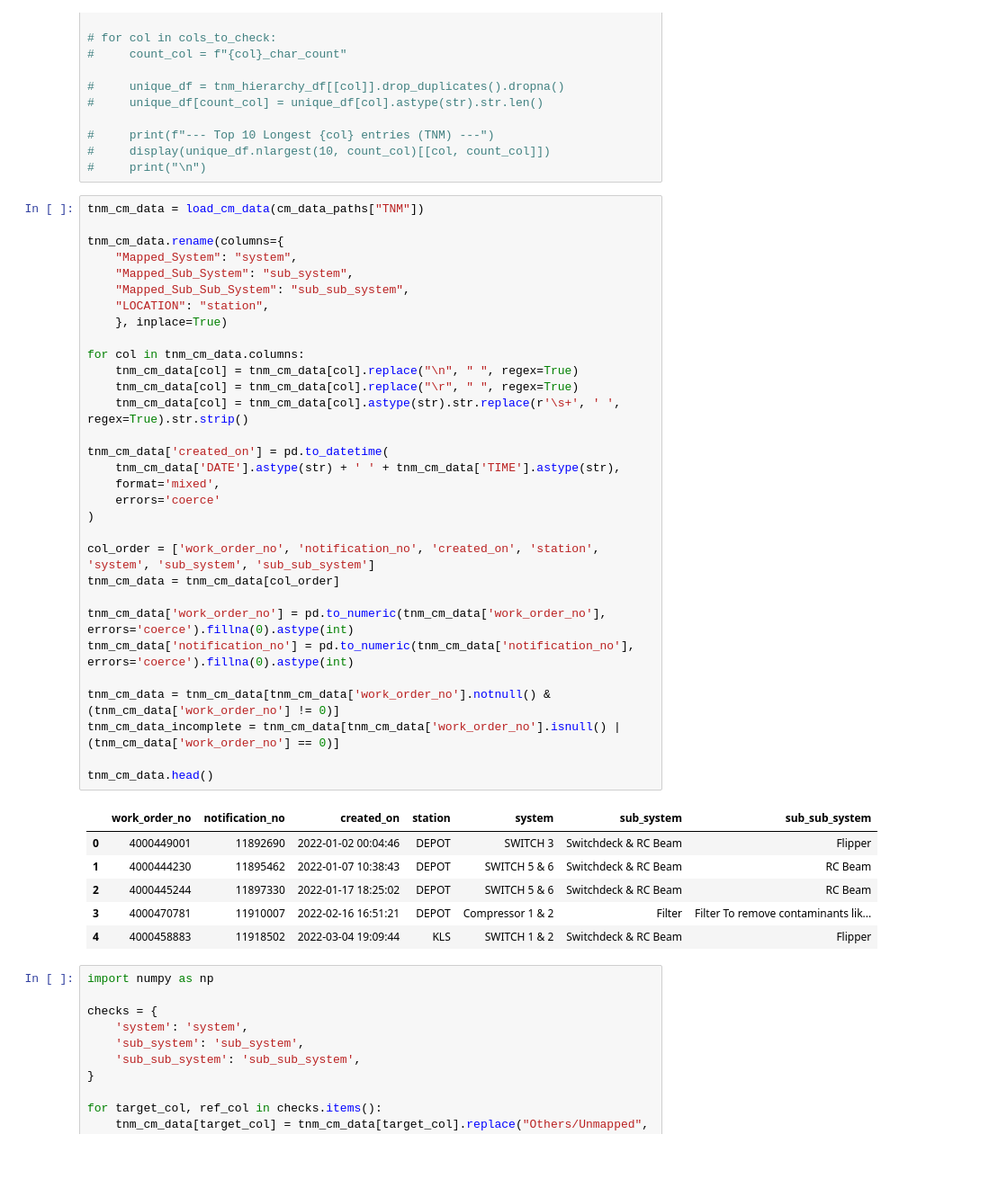
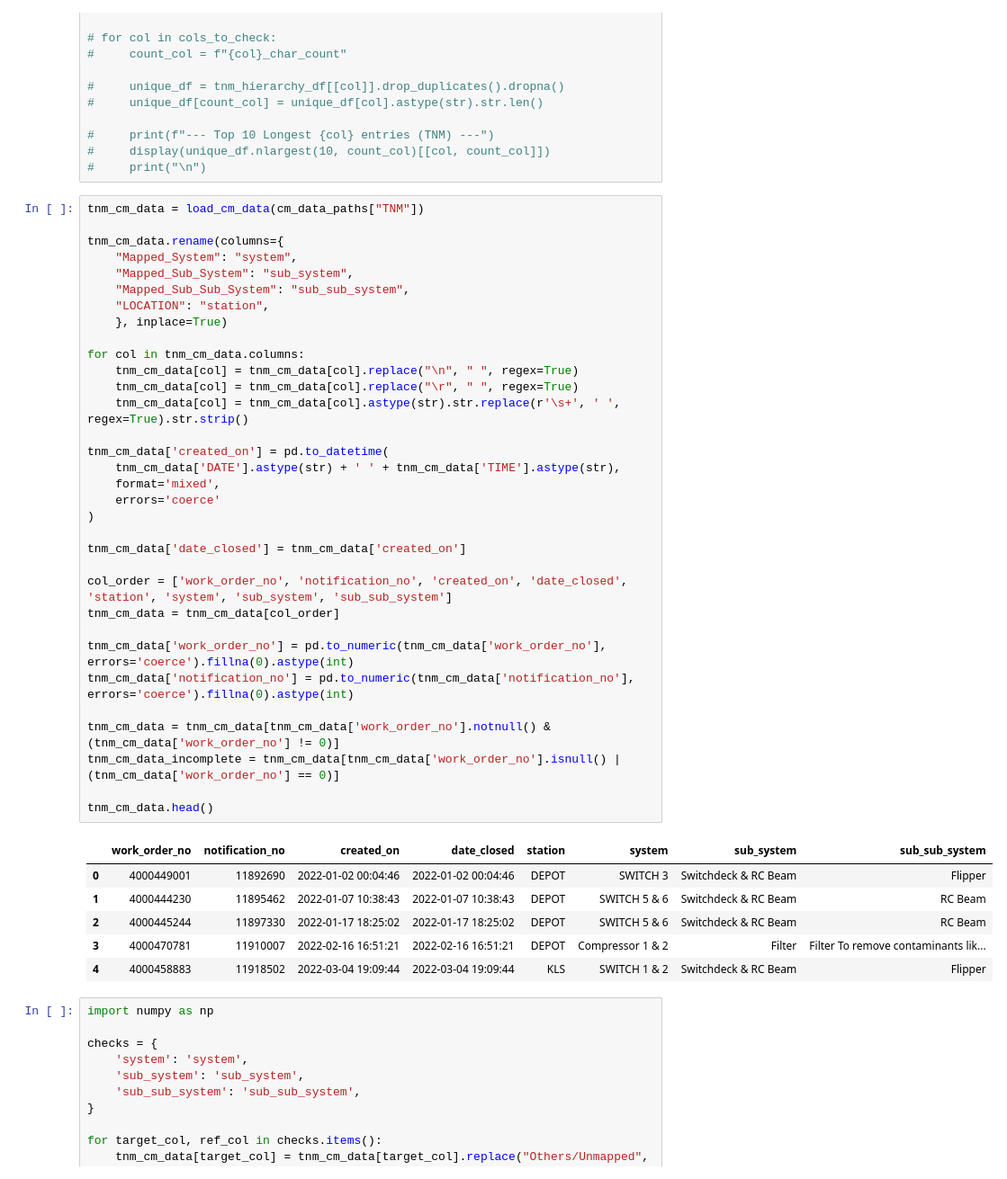
Before and after one commit to MuhdNurAkmal/python.notebook.extraction, a Jupyter notebook: sharepoint-migration/response_cm.ipynb, the cells around one changed output. Shown at 90% size. Drawn from its saved outputs; the diff is of its cells as text.

```diff
--- a/sharepoint-migration/response_cm.ipynb
+++ b/sharepoint-migration/response_cm.ipynb
@@ -433,40 +517,42 @@ cols_to_check = ['system', 'sub_system', 'sub_sub_system']
 tnm_cm_data = load_cm_data(cm_data_paths["TNM"])
 
 tnm_cm_data.rename(columns={
     "Mapped_System": "system",
     "Mapped_Sub_System": "sub_system",
     "Mapped_Sub_Sub_System": "sub_sub_system",
     "LOCATION": "station",
     }, inplace=True)
 
 for col in tnm_cm_data.columns:
     tnm_cm_data[col] = tnm_cm_data[col].replace("\n", " ", regex=True)
     tnm_cm_data[col] = tnm_cm_data[col].replace("\r", " ", regex=True)
     tnm_cm_data[col] = tnm_cm_data[col].astype(str).str.replace(r'\s+', ' ', regex=True).str.strip()
 
 tnm_cm_data['created_on'] = pd.to_datetime(
     tnm_cm_data['DATE'].astype(str) + ' ' + tnm_cm_data['TIME'].astype(str),
     format='mixed',
     errors='coerce'
 )
 
-col_order = ['work_order_no', 'notification_no', 'created_on', 'station', 'system', 'sub_system', 'sub_sub_system']
+tnm_cm_data['date_closed'] = tnm_cm_data['created_on']
+
+col_order = ['work_order_no', 'notification_no', 'created_on', 'date_closed', 'station', 'system', 'sub_system', 'sub_sub_system']
 tnm_cm_data = tnm_cm_data[col_order]
 
 tnm_cm_data['work_order_no'] = pd.to_numeric(tnm_cm_data['work_order_no'], errors='coerce').fillna(0).astype(int)
 tnm_cm_data['notification_no'] = pd.to_numeric(tnm_cm_data['notification_no'], errors='coerce').fillna(0).astype(int)
 
 tnm_cm_data = tnm_cm_data[tnm_cm_data['work_order_no'].notnull() & (tnm_cm_data['work_order_no'] != 0)]
 tnm_cm_data_incomplete = tnm_cm_data[tnm_cm_data['work_order_no'].isnull() | (tnm_cm_data['work_order_no'] == 0)]
 
 tnm_cm_data.head()
 # %% [output]
-|  | work_order_no | notification_no | created_on | station | system | sub_system | sub_sub_system |
-| 0 | 4000449001 | 11892690 | 2022-01-02 00:04:46 | DEPOT | SWITCH 3 | Switchdeck & RC Beam | Flipper |
-| 1 | 4000444230 | 11895462 | 2022-01-07 10:38:43 | DEPOT | SWITCH 5 & 6 | Switchdeck & RC Beam | RC Beam |
-| 2 | 4000445244 | 11897330 | 2022-01-17 18:25:02 | DEPOT | SWITCH 5 & 6 | Switchdeck & RC Beam | RC Beam |
-| 3 | 4000470781 | 11910007 | 2022-02-16 16:51:21 | DEPOT | Compressor 1 & 2 | Filter | Filter To remove contaminants lik... |
-| 4 | 4000458883 | 11918502 | 2022-03-04 19:09:44 | KLS | SWITCH 1 & 2 | Switchdeck & RC Beam | Flipper |
+|  | work_order_no | notification_no | created_on | date_closed | station | system | sub_system | sub_sub_system |
+| 0 | 4000449001 | 11892690 | 2022-01-02 00:04:46 | 2022-01-02 00:04:46 | DEPOT | SWITCH 3 | Switchdeck & RC Beam | Flipper |
+| 1 | 4000444230 | 11895462 | 2022-01-07 10:38:43 | 2022-01-07 10:38:43 | DEPOT | SWITCH 5 & 6 | Switchdeck & RC Beam | RC Beam |
+| 2 | 4000445244 | 11897330 | 2022-01-17 18:25:02 | 2022-01-17 18:25:02 | DEPOT | SWITCH 5 & 6 | Switchdeck & RC Beam | RC Beam |
+| 3 | 4000470781 | 11910007 | 2022-02-16 16:51:21 | 2022-02-16 16:51:21 | DEPOT | Compressor 1 & 2 | Filter | Filter To remove contaminants lik... |
+| 4 | 4000458883 | 11918502 | 2022-03-04 19:09:44 | 2022-03-04 19:09:44 | KLS | SWITCH 1 & 2 | Switchdeck & RC Beam | Flipper |
 # %%
 import numpy as np
 
```
Also changed, not shown: parts of 6 cells of this notebook, 47 other files.
